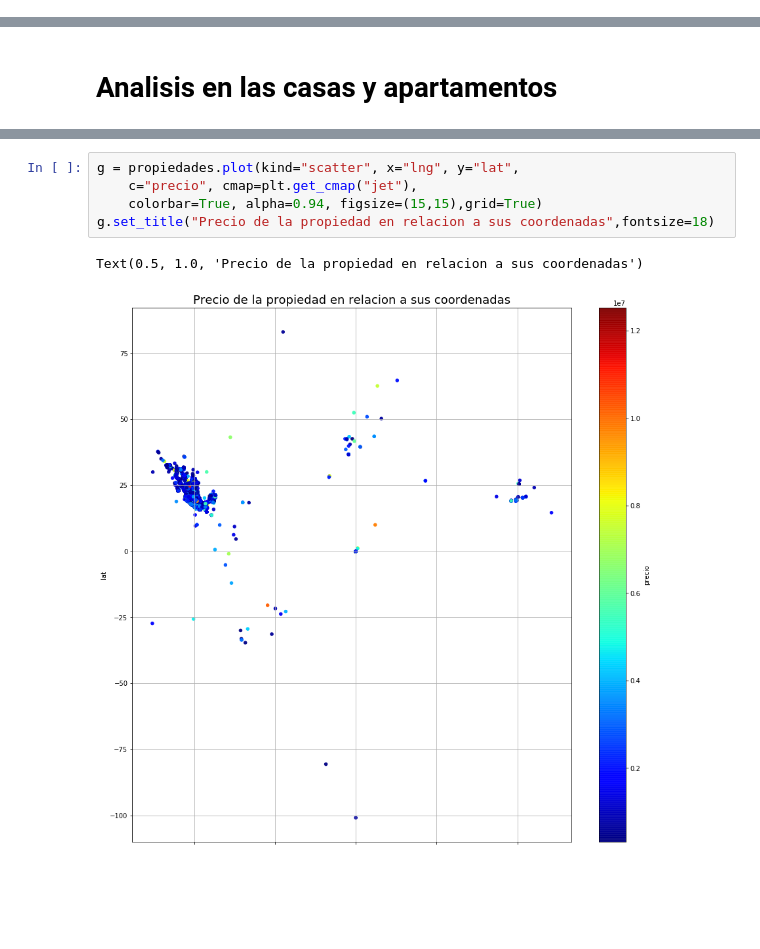
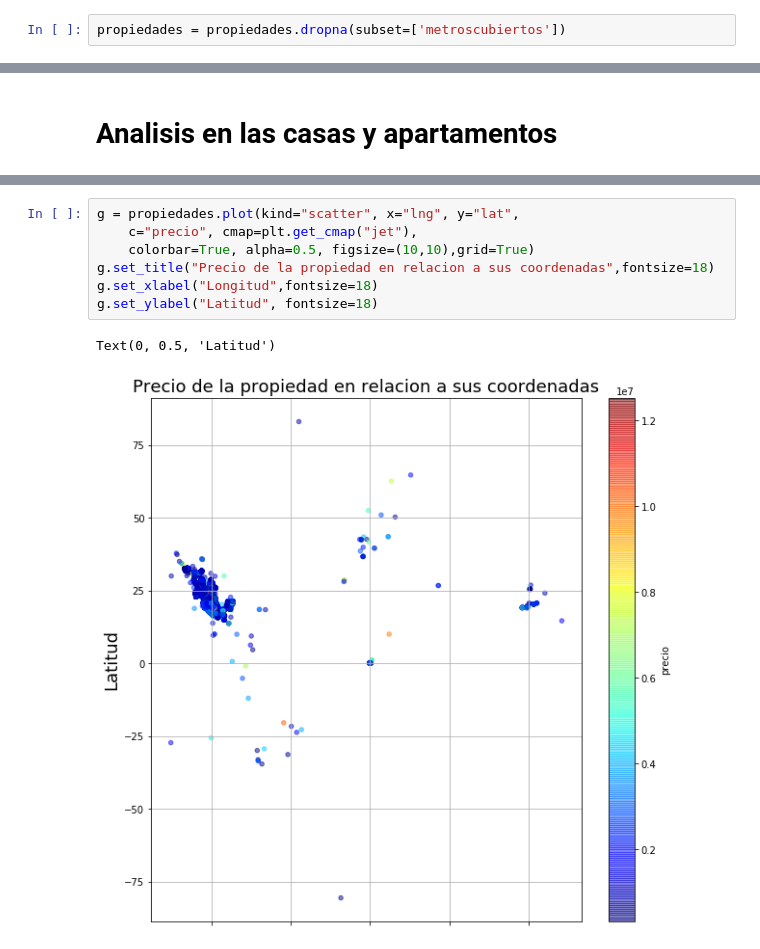
Before and after one commit to petermacgaul/orgaDatos-1, a Jupyter notebook: TP1/TP1.ipynb, the cells around one changed output, grey strips where cells are left out. Saved outputs shown, nothing was run; the diff lists cells and outputs as text; blank space fills up the shorter version.

Commit message:
Analisis de otro tipo de propiedades

```diff
--- a/TP1/TP1.ipynb
+++ b/TP1/TP1.ipynb
@@ -66,3 +60,5 @@ propiedades_counts = propiedades['tipodepropiedad'].value_counts()
+# %%
+propiedades = propiedades.dropna(subset=['metroscubiertos'])
 # %%
 g = sns.barplot(x=propiedades_counts.values, y=propiedades_counts.index, orient='h')
 g.set_title("Cantidad de propiedades por tipo", fontsize=15)
@@ -102,8 +134,10 @@ Text(0.5, 1.0, 'Casas x Apartamentos cross distribuition')
 # %%
 g = propiedades.plot(kind="scatter", x="lng", y="lat",
     c="precio", cmap=plt.get_cmap("jet"),
-    colorbar=True, alpha=0.94, figsize=(15,15),grid=True)
+    colorbar=True, alpha=0.5, figsize=(10,10),grid=True)
 g.set_title("Precio de la propiedad en relacion a sus coordenadas",fontsize=18)
+g.set_xlabel("Longitud",fontsize=18)
+g.set_ylabel("Latitud", fontsize=18)
 # %% [output]
-Text(0.5, 1.0, 'Precio de la propiedad en relacion a sus coordenadas')
+Text(0, 0.5, 'Latitud')
-[figure, old version]
+[figure, new version]
```
Also changed, not shown: parts of 10 cells of this notebook.
